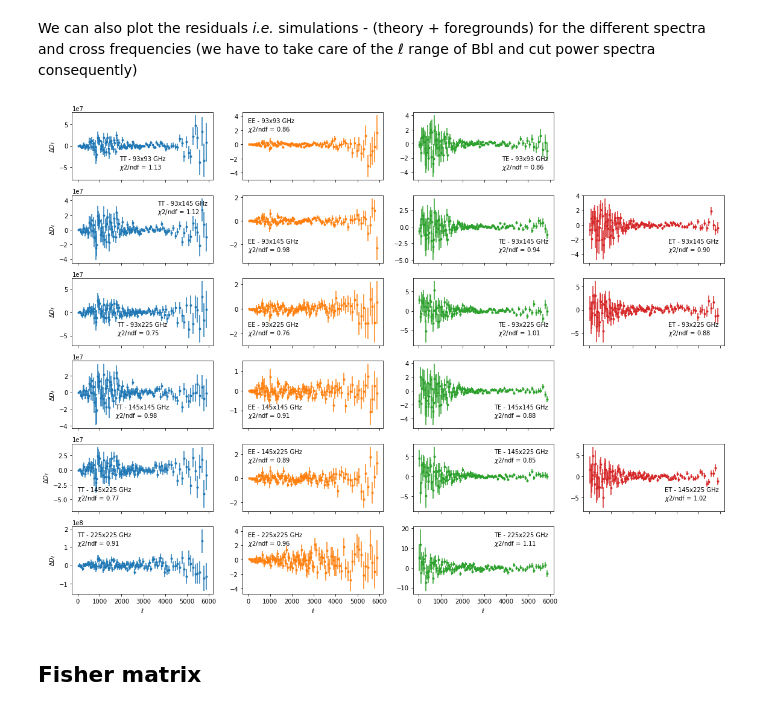
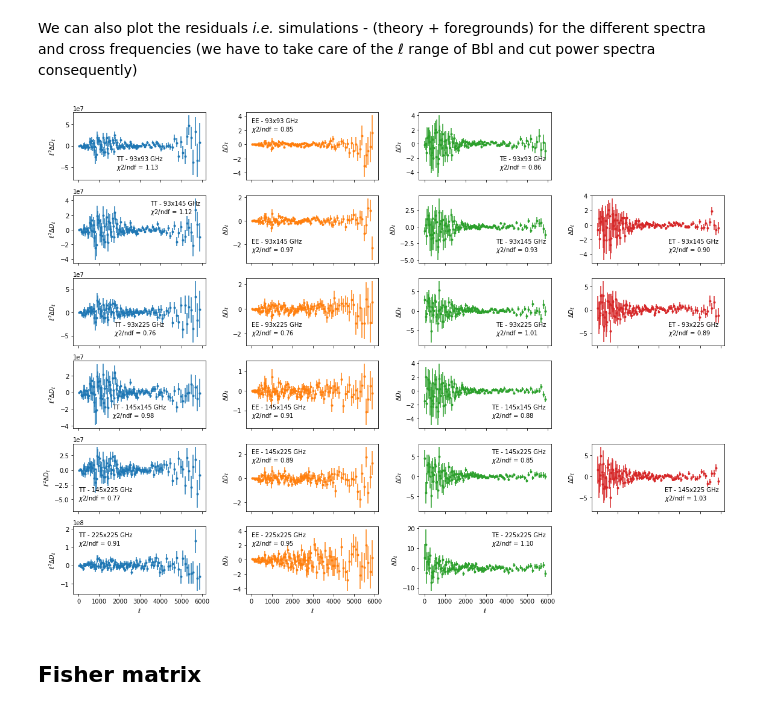
Before and after one commit to simonsobs/LAT_MFLike, a Jupyter notebook: notebooks/mflike_tutorial.ipynb, the cells around one changed output. Cells and saved outputs as stored; diff of their text form; code cells hidden in the pictures.

```diff
--- a/notebooks/mflike_tutorial.ipynb
+++ b/notebooks/mflike_tutorial.ipynb
@@ -272,35 +272,38 @@ from itertools import combinations_with_replacement as cwr
 crosses = list(cwr(freqs, 2))
 fig, axes = plt.subplots(len(crosses), 4, sharex=True, figsize=(16, 2*len(crosses)))
 for i, cross in enumerate(crosses):
     for j, spec in enumerate(spectra):
         ax = axes[i, j]
         try:
             cov, bbl = read_sacc_cov(spec, cross)
+            inv_cov = np.linalg.inv(cov)
         except:
             # No cov for "ET" and same frequencies
             fig.delaxes(ax)
             continue
         l, cl = read_sacc_data(spec, cross, isim)
         ps_th = dls[spec if spec != "et" else "te"]
         ps_fg = fg_models[spec if spec != "et" else "te", "all", cross[0], cross[1]]
         cl_model = np.dot(bbl[1], ps_th[:6000]+ps_fg[:6000])
         delta_cl = cl - cl_model
         cl_err = np.sqrt(np.diag(cov))
         if spec == "tt":
             ax.errorbar(l, l**2*delta_cl, l**2*cl_err, fmt=".C{}".format(j))
         else:
             ax.errorbar(l, delta_cl, cl_err, fmt=".C{}".format(j))
-        chi2 = np.sum((delta_cl/cl_err)**2)
+        chi2 = delta_cl @ inv_cov @ delta_cl
         title = "%s - %dx%d GHz\n$\chi2$/ndf = %.2f" % (spec.upper(), *cross, chi2/len(delta_cl))
         axes[i, j].legend([], title=title)
 
 for ax in axes[:, 0]:
+    ax.set_ylabel(r"$\ell^2\Delta D_\ell$")
+for ax in axes[:, 1:].flatten():
     ax.set_ylabel(r"$\Delta D_\ell$")
 for ax in axes[-1]:
     ax.set_xlabel(r"$\ell$")
 plt.tight_layout()
 # %% [output]
-[figure, old version]
+[figure, new version]
 # %% [markdown]
 ## Fisher matrix
 # %% [markdown]
```
Also changed, not shown: parts of 7 cells of this notebook.
